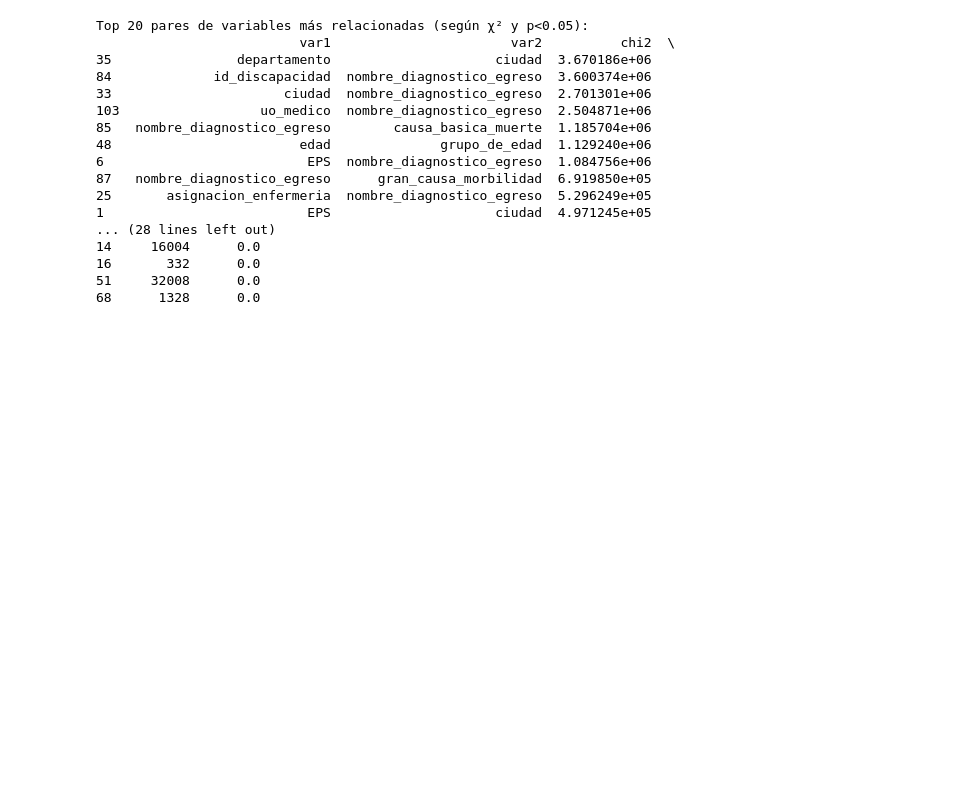
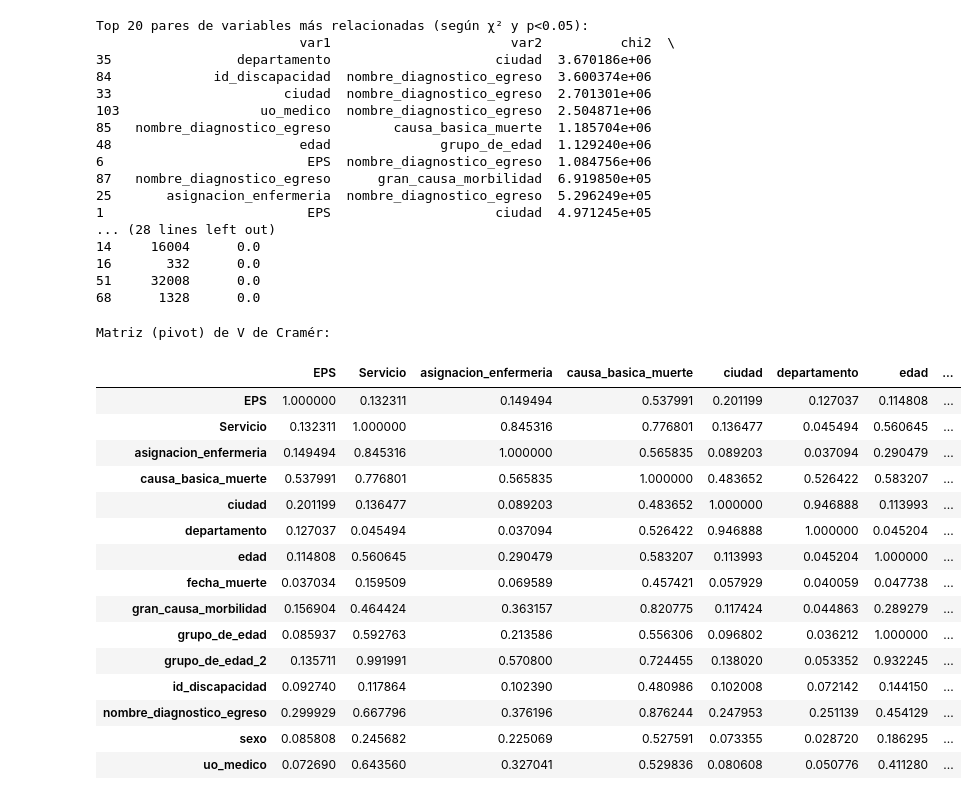
Before and after one commit to kerenslendyrc/Estadistica, a Jupyter notebook: EDpráctica.ipynb, the cells around one changed output. Saved outputs shown, nothing was run; the diff lists cells and outputs as text; code cells hidden in the pictures; blank space fills up the shorter version.

```diff
--- a/EDpráctica.ipynb
+++ b/EDpráctica.ipynb
@@ -792,3 +792,39 @@ Top 20 pares de variables más relacionadas (según χ² y p<0.05):
 16       332      0.0
 51     32008      0.0
 68      1328      0.0
+# %%
+vars_list = sorted(set(tabla_coeficientes["var1"]).union(set(tabla_coeficientes["var2"])))
+mat = pd.DataFrame(np.nan, index=vars_list, columns=vars_list, dtype=float)
+
+# Rellenar valores
+for _, row in tabla_coeficientes.iterrows():
+    a = row["var1"]
+    b = row["var2"]
+    v = row["V_cramer"]
+    mat.loc[a, b] = v
+    mat.loc[b, a] = v
+
+# Opcional: poner 1.0 en diagonal o 0 (prefiero 1.0 para referencia visual)
+np.fill_diagonal(mat.values, 1.0)
+
+# Mostrar la matriz (pivot)
+print("\nMatriz (pivot) de V de Cramér:")
+display(mat)
+# %% [output]
+Matriz (pivot) de V de Cramér:
+|  | EPS | Servicio | asignacion_enfermeria | causa_basica_muerte | ciudad | departamento | edad | ... |
+| EPS | 1.000000 | 0.132311 | 0.149494 | 0.537991 | 0.201199 | 0.127037 | 0.114808 | ... |
+| Servicio | 0.132311 | 1.000000 | 0.845316 | 0.776801 | 0.136477 | 0.045494 | 0.560645 | ... |
+| asignacion_enfermeria | 0.149494 | 0.845316 | 1.000000 | 0.565835 | 0.089203 | 0.037094 | 0.290479 | ... |
+| causa_basica_muerte | 0.537991 | 0.776801 | 0.565835 | 1.000000 | 0.483652 | 0.526422 | 0.583207 | ... |
+| ciudad | 0.201199 | 0.136477 | 0.089203 | 0.483652 | 1.000000 | 0.946888 | 0.113993 | ... |
+| departamento | 0.127037 | 0.045494 | 0.037094 | 0.526422 | 0.946888 | 1.000000 | 0.045204 | ... |
+| edad | 0.114808 | 0.560645 | 0.290479 | 0.583207 | 0.113993 | 0.045204 | 1.000000 | ... |
+| fecha_muerte | 0.037034 | 0.159509 | 0.069589 | 0.457421 | 0.057929 | 0.040059 | 0.047738 | ... |
+| gran_causa_morbilidad | 0.156904 | 0.464424 | 0.363157 | 0.820775 | 0.117424 | 0.044863 | 0.289279 | ... |
+| grupo_de_edad | 0.085937 | 0.592763 | 0.213586 | 0.556306 | 0.096802 | 0.036212 | 1.000000 | ... |
+| grupo_de_edad_2 | 0.135711 | 0.991991 | 0.570800 | 0.724455 | 0.138020 | 0.053352 | 0.932245 | ... |
+| id_discapacidad | 0.092740 | 0.117864 | 0.102390 | 0.480986 | 0.102008 | 0.072142 | 0.144150 | ... |
+| nombre_diagnostico_egreso | 0.299929 | 0.667796 | 0.376196 | 0.876244 | 0.247953 | 0.251139 | 0.454129 | ... |
+| sexo | 0.085808 | 0.245682 | 0.225069 | 0.527591 | 0.073355 | 0.028720 | 0.186295 | ... |
+| uo_medico | 0.072690 | 0.643560 | 0.327041 | 0.529836 | 0.080608 | 0.050776 | 0.411280 | ... |
```
Also changed, not shown: parts of 3 cells of this notebook.
